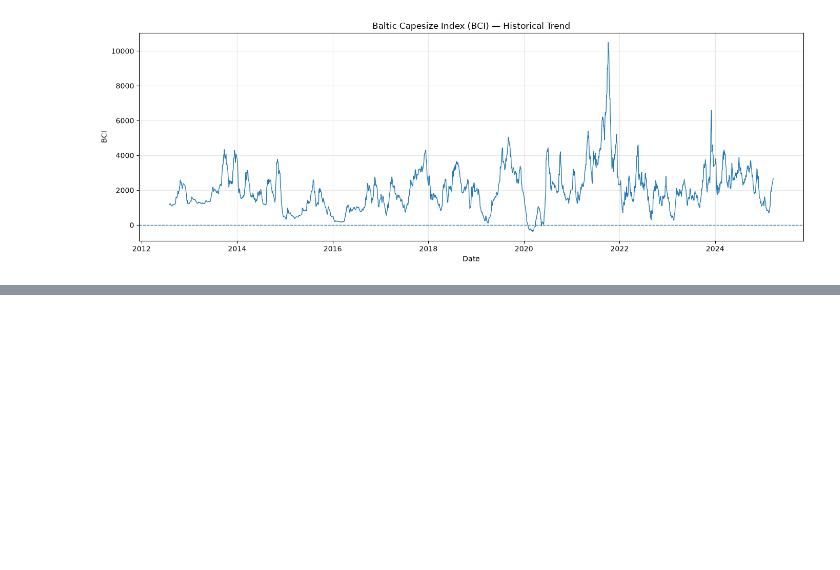
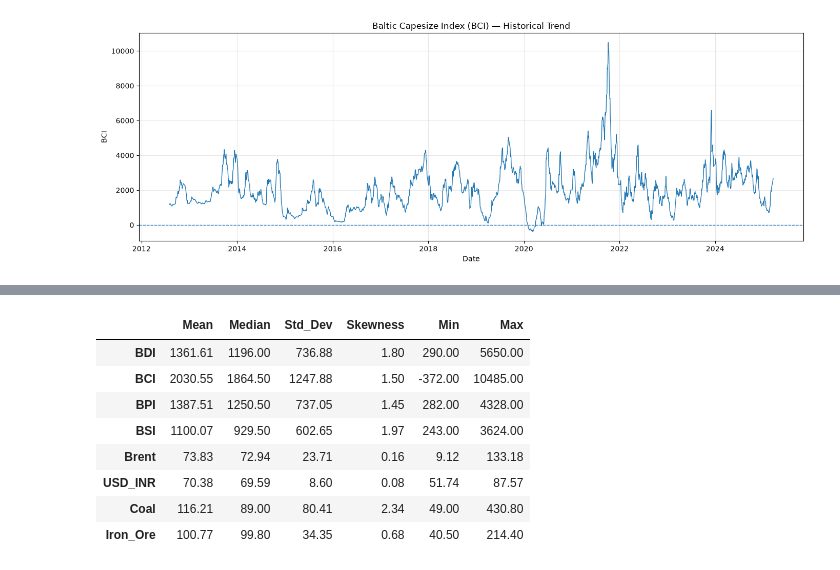
Before and after one commit to PradeepSargar/Freight-rate-forecasting-ML-project, a Jupyter notebook: notebooks/02_eda_and_preprocessing.ipynb, the cells around one changed output, grey strips where cells are left out. Cells and saved outputs as stored; diff of their text form; code cells hidden in the pictures; blank space fills up the shorter version.

```diff
--- a/notebooks/02_eda_and_preprocessing.ipynb
+++ b/notebooks/02_eda_and_preprocessing.ipynb
@@ -2196,0 +2255,31 @@ plt.show()
+# %%
+# ============================================================
+# FREIGHTIQ — MODEL 1
+# EDA STEP 28: SKEWNESS ANALYSIS
+# ============================================================
+
+analysis_columns = [
+    "BDI", "BCI", "BPI", "BSI",
+    "Brent", "USD_INR", "Coal", "Iron_Ore"
+]
+
+skewness_summary = pd.DataFrame({
+    "Mean": model_final[analysis_columns].mean(),
+    "Median": model_final[analysis_columns].median(),
+    "Std_Dev": model_final[analysis_columns].std(),
+    "Skewness": model_final[analysis_columns].skew(),
+    "Min": model_final[analysis_columns].min(),
+    "Max": model_final[analysis_columns].max()
+})
+
+display(skewness_summary.round(2))
+# %% [output]
+|  | Mean | Median | Std_Dev | Skewness | Min | Max |
+| BDI | 1361.61 | 1196.00 | 736.88 | 1.80 | 290.00 | 5650.00 |
+| BCI | 2030.55 | 1864.50 | 1247.88 | 1.50 | -372.00 | 10485.00 |
+| BPI | 1387.51 | 1250.50 | 737.05 | 1.45 | 282.00 | 4328.00 |
+| BSI | 1100.07 | 929.50 | 602.65 | 1.97 | 243.00 | 3624.00 |
+| Brent | 73.83 | 72.94 | 23.71 | 0.16 | 9.12 | 133.18 |
+| USD_INR | 70.38 | 69.59 | 8.60 | 0.08 | 51.74 | 87.57 |
+| Coal | 116.21 | 89.00 | 80.41 | 2.34 | 49.00 | 430.80 |
+| Iron_Ore | 100.77 | 99.80 | 34.35 | 0.68 | 40.50 | 214.40 |
```
Also changed, not shown: parts of 8 cells of this notebook, 1 other file.
